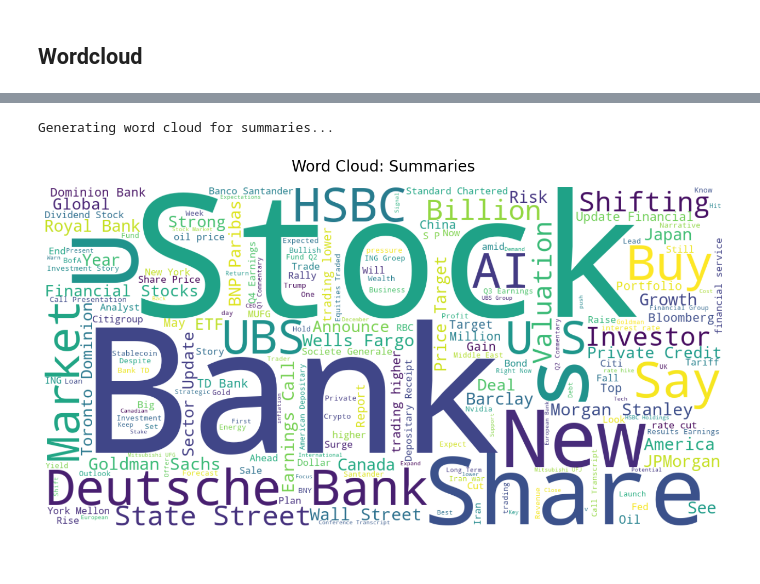
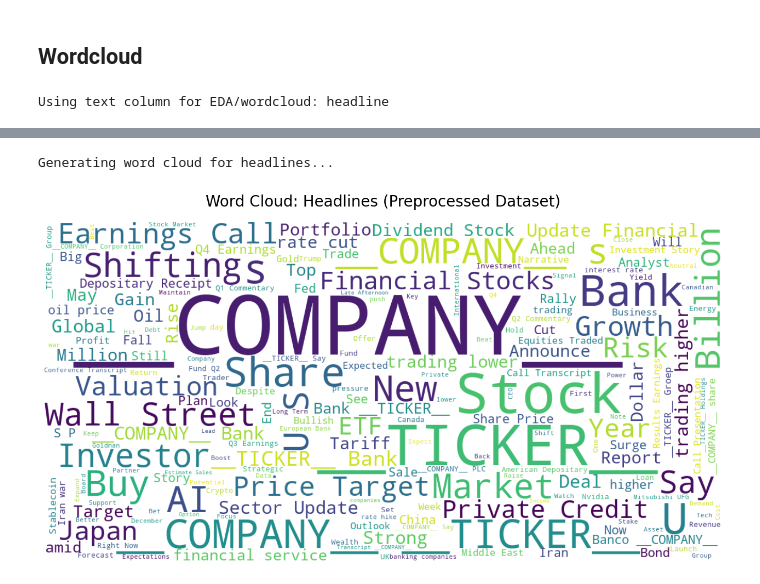
Before and after one commit to Giankess/master-thesis, a Jupyter notebook: Code/Data Exploration.ipynb, the cells around one changed output, grey strips where cells are left out. Drawn from its saved outputs; the diff is of its cells as text; code cells hidden in the pictures.

```diff
--- a/Code/Data Exploration.ipynb
+++ b/Code/Data Exploration.ipynb
@@ -10,4 +10,9 @@ import re
 # %% [markdown]
 ## Read Data
 # %%
-finnhub_data = pd.read_csv('Data/finnhub_clean.csv')
+finnhub_data = pd.read_csv('Data/finnhub_model_input.csv')
+finnhub_data['date'] = pd.to_datetime(finnhub_data['date'], errors='coerce')
+if 'date_only' not in finnhub_data.columns:
+    finnhub_data['date_only'] = finnhub_data['date'].dt.date
+
+print('Loaded new dataset: Data/finnhub_model_input.csv')
@@ -112,50 +119,47 @@ Unique stocks: 27
 # %% [markdown]
 ## Wordcloud
 # %%
+headline_col = 'headline'
+print(f'Using text column for EDA/wordcloud: {headline_col}')
+
 # Clean and extract keywords from titles
 def extract_keywords(text):
     if pd.isna(text):
         return []
-    # Convert to lowercase and extract words
     words = re.findall(r'\b[a-z]{2,}\b', str(text).lower())
-    # Remove common stop words
-    stop_words = {'we', 'il', 'll', 'as', 'it', 'vs', 'at', 'be', 'our', 'use', 'or', 'let', 'but', 'us', 'by', 'more', 'come', 'have', 'the', 'and', 'for', 'with', 'how', 'your', 'using', 'from', 'into', 'this', 'that', 'are', 'was', 'you', 'what', 'can', 'in', 'to', 'of', 'is', 'an', 'the', 'do', 'de', 'on', 'not', 'why', 'will'}
+    stop_words = {'we', 'il', 'll', 'as', 'it', 'vs', 'at', 'be', 'our', 'use', 'or', 'let', 'but', 'us', 'by', 'more', 'come', 'have', 'the', 'and', 'for', 'with', 'how', 'your', 'using', 'from', 'into', 'this', 'that', 'are', 'was', 'you', 'what', 'can', 'in', 'to', 'of', 'is', 'an', 'do', 'de', 'on', 'not', 'why', 'will'}
     return [w for w in words if w not in stop_words]
 
-
-# Extract all keywords from titles
 all_summary_words = []
-for summary in finnhub_data['headline'].dropna():
+for summary in finnhub_data[headline_col].dropna():
     all_summary_words.extend(extract_keywords(summary))
 
-# Count keyword frequency
 summary_word_freq = Counter(all_summary_words)
-top_summary_words = pd.DataFrame(summary_word_freq.most_common(20),
-                                columns=['keyword', 'frequency'])
+top_summary_words = pd.DataFrame(summary_word_freq.most_common(20), columns=['keyword', 'frequency'])
 
-# Bar chart of top keywords
-fig2 = px.bar(top_summary_words,
-              x='keyword',
-              y='frequency',
-              title='Top 20 Keywords in Summaries',
-              labels={'keyword': 'Keyword', 'frequency': 'Frequency'},
-              color='frequency',
-              color_continuous_scale='Viridis')
+fig2 = px.bar(
+    top_summary_words,
+    x='keyword',
+    y='frequency',
+    title='Top 20 Keywords in Headlines (Preprocessed Dataset)',
+    labels={'keyword': 'Keyword', 'frequency': 'Frequency'},
+    color='frequency',
+    color_continuous_scale='Viridis'
+ )
 fig2.update_layout(showlegend=False, height=500)
-fig2.show(renderer = 'iframe')
+fig2.show(renderer='iframe')
 
-# Word cloud for titles
-print("\nGenerating word cloud for summaries...")
-title_text = ' '.join(finnhub_data['headline'].dropna().astype(str))
-wordcloud_title = WordCloud(width=1200, height=600, background_color='white',
-                             colormap='viridis').generate(title_text)
+print("\nGenerating word cloud for headlines...")
+title_text = ' '.join(finnhub_data[headline_col].dropna().astype(str))
+wordcloud_title = WordCloud(width=1200, height=600, background_color='white', colormap='viridis').generate(title_text)
 plt.figure(figsize=(15, 7))
 plt.imshow(wordcloud_title, interpolation='bilinear')
 plt.axis('off')
-plt.title('Word Cloud: Summaries', fontsize=20, pad=20)
+plt.title('Word Cloud: Headlines (Preprocessed Dataset)', fontsize=20, pad=20)
 plt.tight_layout()
 plt.show()
 # %% [output]
+Using text column for EDA/wordcloud: headline
 [interactive output not drawn]
-Generating word cloud for summaries...
+Generating word cloud for headlines...
-[figure, old version]
+[figure, new version]
```
Also changed, not shown: parts of 3 cells of this notebook, 5 other files.
